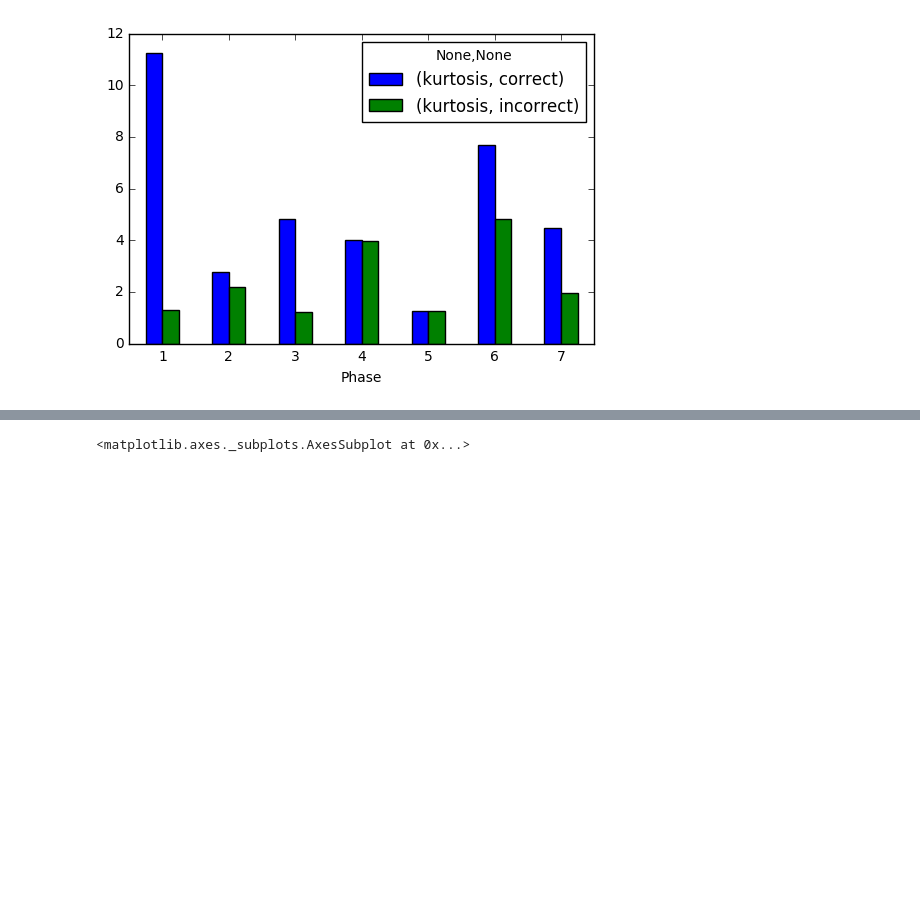
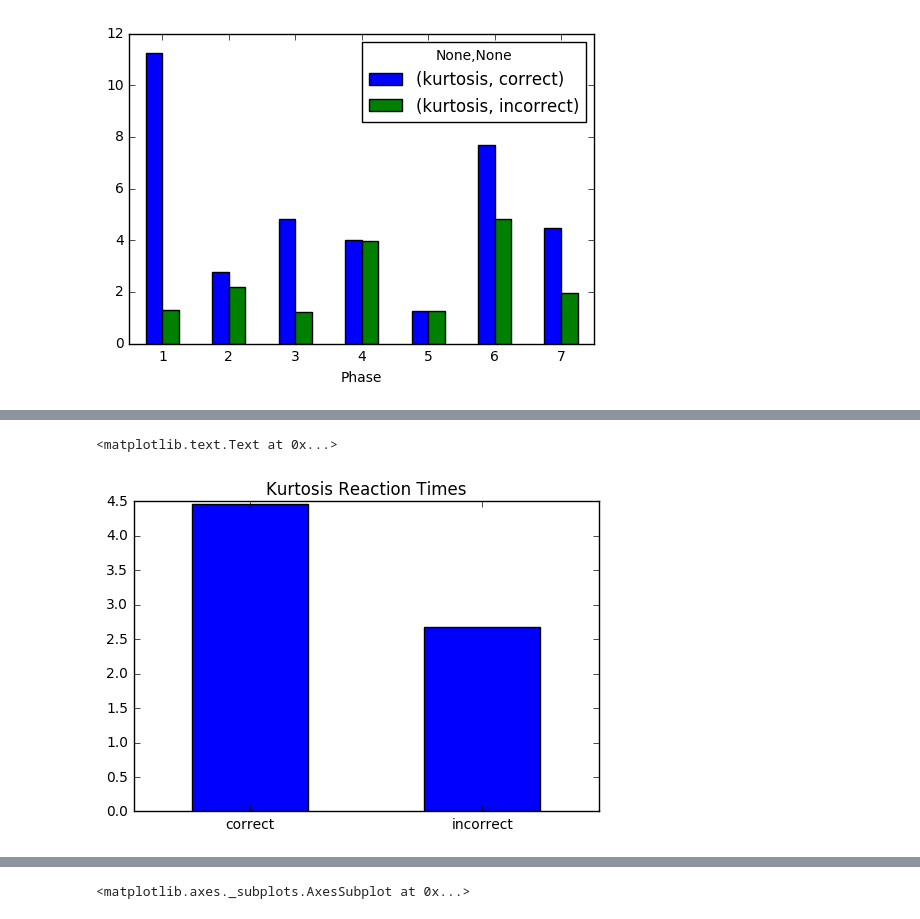
Before and after one commit to estherholleman/An-incremental-training-method-with-automated-extendable-maze-for-training-spatial-behavioral-tasks, a Jupyter notebook: Comparing Reaction Times of Correct and Incorrect Trials.ipynb, the cells around one changed output, grey strips where cells are left out. Drawn from its saved outputs; the diff is of its cells as text; code cells hidden in the pictures; blank space fills up the shorter version.

```diff
--- a/Comparing Reaction Times of Correct and Incorrect Trials.ipynb
+++ b/Comparing Reaction Times of Correct and Incorrect Trials.ipynb
@@ -303,0 +407,7 @@ AssertionError: Level Phase not in index
+# %%
+ax =avgKurtPhase5to7.plot(kind = "bar")
+ax.set_xticklabels(['correct', 'incorrect'], rotation=0)
+ax.set_title('Kurtosis Reaction Times')
+# %% [output]
+<matplotlib.text.Text at 0x...>
+[figure, added]
```
Also changed, not shown: parts of 22 cells of this notebook.
